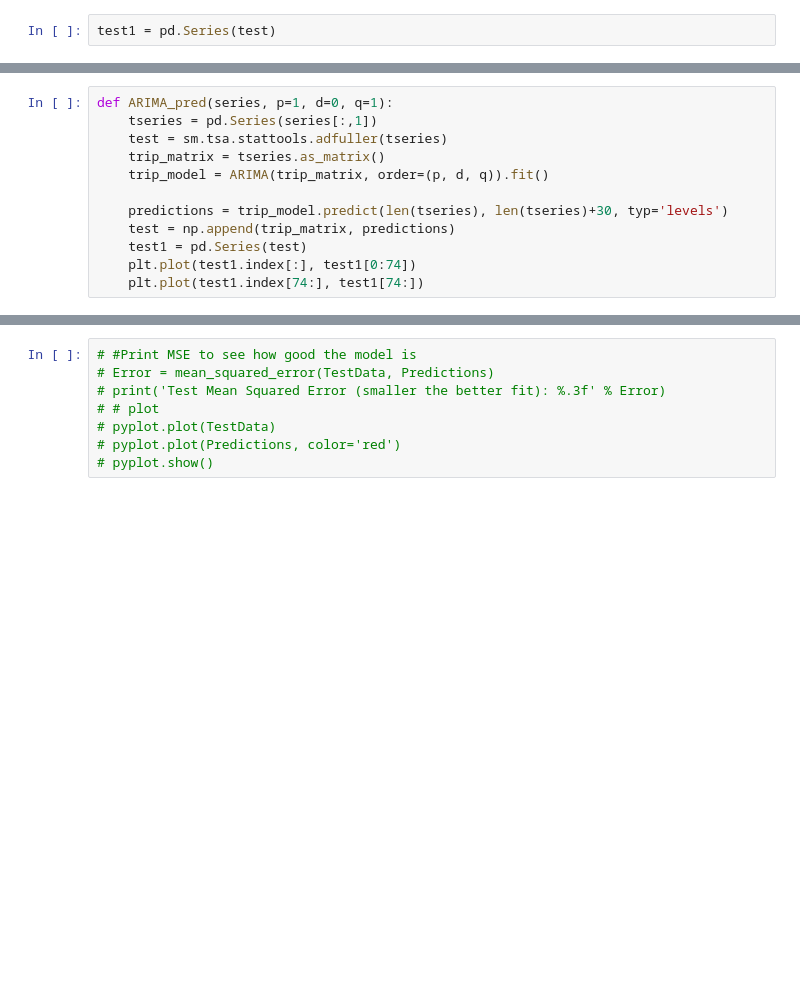
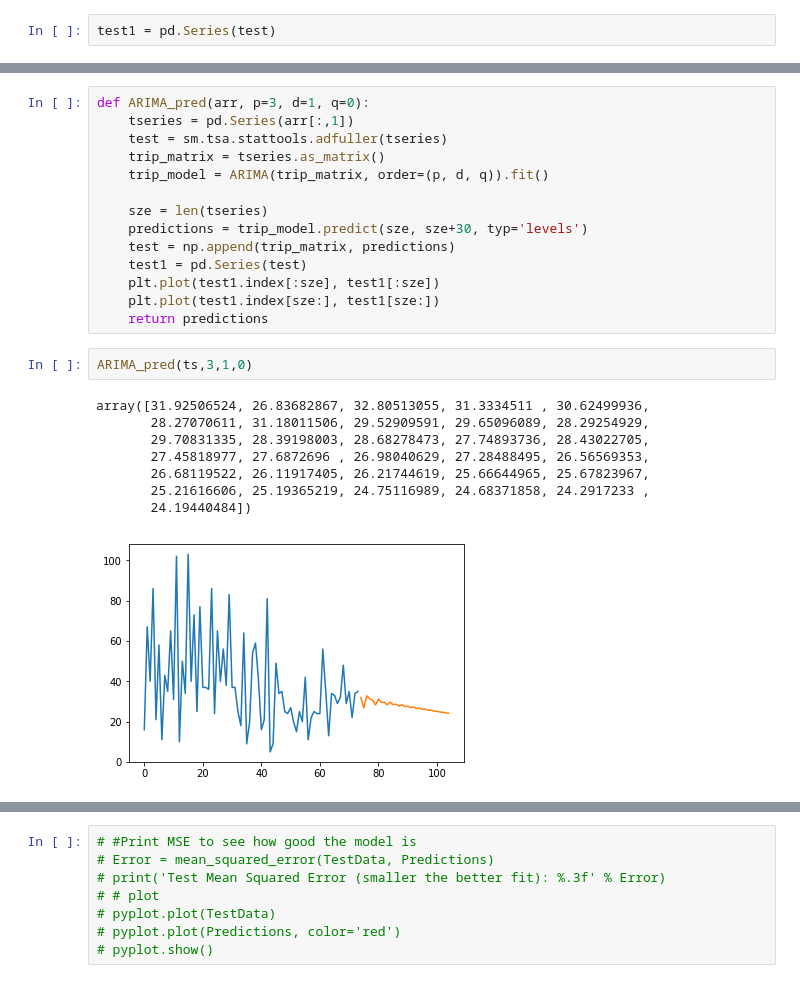
Before and after one commit to david-yang2/Capstone_Project, a Jupyter notebook: Model.ipynb, the cells around one changed output, grey strips where cells are left out. Saved outputs shown, nothing was run; the diff lists cells and outputs as text; blank space fills up the shorter version.

```diff
--- a/Model.ipynb
+++ b/Model.ipynb
@@ -157,12 +230,25 @@ plt.plot(test1.index[74:], test1[74:])
 # %%
-def ARIMA_pred(series, p=1, d=0, q=1):
-    tseries = pd.Series(series[:,1])
+def ARIMA_pred(arr, p=3, d=1, q=0):
+    tseries = pd.Series(arr[:,1])
     test = sm.tsa.stattools.adfuller(tseries)
     trip_matrix = tseries.as_matrix()
     trip_model = ARIMA(trip_matrix, order=(p, d, q)).fit()
 
-    predictions = trip_model.predict(len(tseries), len(tseries)+30, typ='levels')
+    sze = len(tseries)
+    predictions = trip_model.predict(sze, sze+30, typ='levels')
     test = np.append(trip_matrix, predictions)
     test1 = pd.Series(test)
-    plt.plot(test1.index[:], test1[0:74])
-    plt.plot(test1.index[74:], test1[74:])
+    plt.plot(test1.index[:sze], test1[:sze])
+    plt.plot(test1.index[sze:], test1[sze:])
+    return predictions
+# %%
+ARIMA_pred(ts,3,1,0)
+# %% [output]
+array([31.92506524, 26.83682867, 32.80513055, 31.3334511 , 30.62499936,
+       28.27070611, 31.18011506, 29.52909591, 29.65096089, 28.29254929,
+       29.70831335, 28.39198003, 28.68278473, 27.74893736, 28.43022705,
+       27.45818977, 27.6872696 , 26.98040629, 27.28488495, 26.56569353,
+       26.68119522, 26.11917405, 26.21744619, 25.66644965, 25.67823967,
+       25.21616606, 25.19365219, 24.75116989, 24.68371858, 24.2917233 ,
+       24.19440484])
+[figure, added]
```
Also changed, not shown: parts of 26 cells of this notebook.
